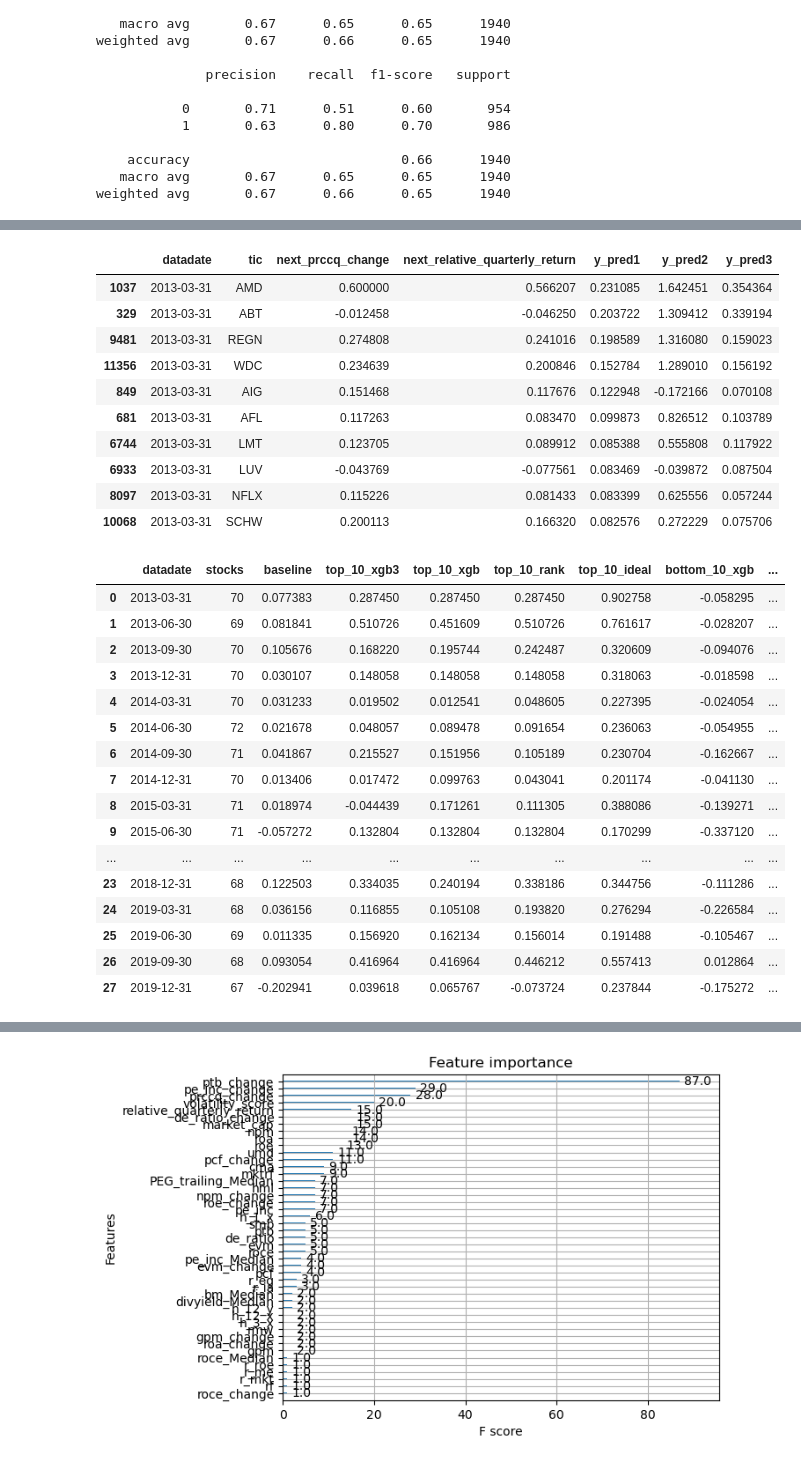
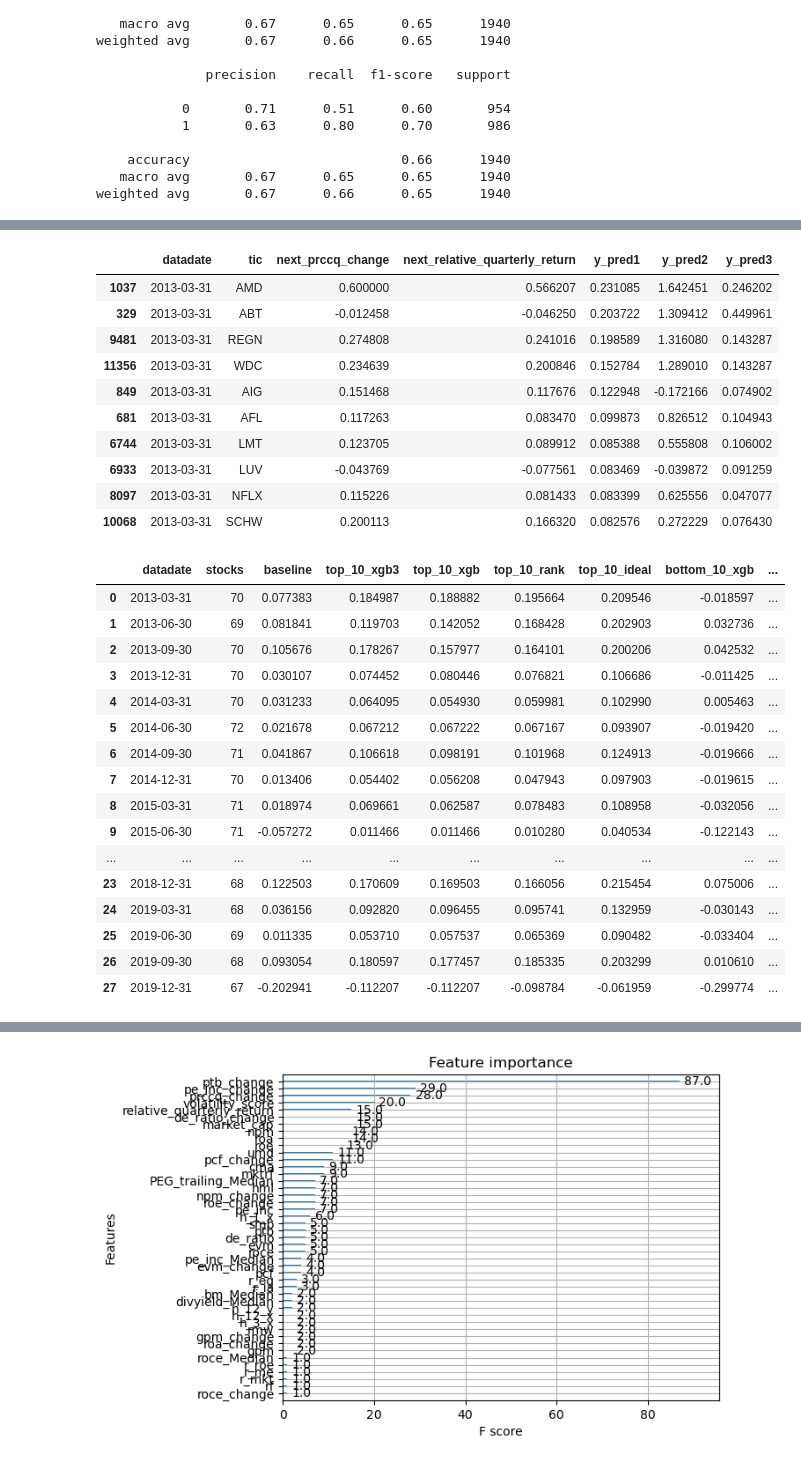
Before and after one commit to edocampione/4YP, a Jupyter notebook: models/res xgb.ipynb, the cells around one changed output, grey strips where cells are left out. Drawn from its saved outputs; the diff is of its cells as text; code cells hidden in the pictures.

```diff
--- a/models/res xgb.ipynb
+++ b/models/res xgb.ipynb
@@ -328,7 +328,7 @@ parameters = {
     'n_estimators': [300],
     'learning_rate': [0.1],
     'max_depth': [8],
-    'gamma': [0.5],
+    'gamma': [1],
     'random_state': [42]
 }
 
@@ -454,16 +456,16 @@ results1 = results.sort_values(by=['datadate', 'y_pred1'], ascending=[True, Fals
 results1.head(10)
 # %% [output]
 |  | datadate | tic | next_prccq_change | next_relative_quarterly_return | y_pred1 | y_pred2 | y_pred3 |
-| 1037 | 2013-03-31 | AMD | 0.600000 | 0.566207 | 0.231085 | 1.642451 | 0.354364 |
-| 329 | 2013-03-31 | ABT | -0.012458 | -0.046250 | 0.203722 | 1.309412 | 0.339194 |
-| 9481 | 2013-03-31 | REGN | 0.274808 | 0.241016 | 0.198589 | 1.316080 | 0.159023 |
-| 11356 | 2013-03-31 | WDC | 0.234639 | 0.200846 | 0.152784 | 1.289010 | 0.156192 |
-| 849 | 2013-03-31 | AIG | 0.151468 | 0.117676 | 0.122948 | -0.172166 | 0.070108 |
-| 681 | 2013-03-31 | AFL | 0.117263 | 0.083470 | 0.099873 | 0.826512 | 0.103789 |
-| 6744 | 2013-03-31 | LMT | 0.123705 | 0.089912 | 0.085388 | 0.555808 | 0.117922 |
-| 6933 | 2013-03-31 | LUV | -0.043769 | -0.077561 | 0.083469 | -0.039872 | 0.087504 |
-| 8097 | 2013-03-31 | NFLX | 0.115226 | 0.081433 | 0.083399 | 0.625556 | 0.057244 |
-| 10068 | 2013-03-31 | SCHW | 0.200113 | 0.166320 | 0.082576 | 0.272229 | 0.075706 |
+| 1037 | 2013-03-31 | AMD | 0.600000 | 0.566207 | 0.231085 | 1.642451 | 0.246202 |
+| 329 | 2013-03-31 | ABT | -0.012458 | -0.046250 | 0.203722 | 1.309412 | 0.449961 |
+| 9481 | 2013-03-31 | REGN | 0.274808 | 0.241016 | 0.198589 | 1.316080 | 0.143287 |
+| 11356 | 2013-03-31 | WDC | 0.234639 | 0.200846 | 0.152784 | 1.289010 | 0.143287 |
+| 849 | 2013-03-31 | AIG | 0.151468 | 0.117676 | 0.122948 | -0.172166 | 0.074902 |
+| 681 | 2013-03-31 | AFL | 0.117263 | 0.083470 | 0.099873 | 0.826512 | 0.104943 |
+| 6744 | 2013-03-31 | LMT | 0.123705 | 0.089912 | 0.085388 | 0.555808 | 0.106002 |
+| 6933 | 2013-03-31 | LUV | -0.043769 | -0.077561 | 0.083469 | -0.039872 | 0.091259 |
+| 8097 | 2013-03-31 | NFLX | 0.115226 | 0.081433 | 0.083399 | 0.625556 | 0.047077 |
+| 10068 | 2013-03-31 | SCHW | 0.200113 | 0.166320 | 0.082576 | 0.272229 | 0.076430 |
 # %%
 def softmax_weighted_return(df, sort_col, target_col, n=5, largest=True):
     if largest:
@@ -475,7 +477,7 @@ def softmax_weighted_return(df, sort_col, target_col, n=5, largest=True):
     weights = e_scores / e_scores.sum()
     return (selected[target_col] * weights).sum()
 
-def exponential_weighted_return(df, sort_col, target_col, n=3, largest=True, alpha=0):
+def exponential_weighted_return(df, sort_col, target_col, n=30, largest=True, alpha=0):
     if largest:
         selected = df.nlargest(n, sort_col)
     else:
@@ -551,49 +553,49 @@ df_avg['bottom_10_xgb3'] = results.groupby('datadate').apply(
         sort_col='y_pred3',
         target_col='next_prccq_change',
         largest=False
     )
 ).reset_index(level=0, drop=True)
 
 # For the predicted bottom 10, weight by predicted returns
 df_avg['bottom_10_rank'] = results.groupby('datadate').apply(
     lambda group: exponential_weighted_return(
         group,
         sort_col='y_pred2',
         target_col='next_prccq_change',
         largest=False
     )
 ).reset_index(level=0, drop=True)
 
 # For the ideal bottom 10, weight by the actual returns
 df_avg['bottom_10_ideal'] = results.groupby('datadate').apply(
     lambda group: exponential_weighted_return(
         group,
         sort_col='next_prccq_change',
         target_col='next_prccq_change',
         largest=False
     )
 ).reset_index(level=0, drop=True)
 
 # Display the first 100 rows of the new dataframe
 df_avg.head(100)
 # %% [output]
 |  | datadate | stocks | baseline | top_10_xgb3 | top_10_xgb | top_10_rank | top_10_ideal | bottom_10_xgb | ... |
-| 0 | 2013-03-31 | 70 | 0.077383 | 0.287450 | 0.287450 | 0.287450 | 0.902758 | -0.058295 | ... |
-| 1 | 2013-06-30 | 69 | 0.081841 | 0.510726 | 0.451609 | 0.510726 | 0.761617 | -0.028207 | ... |
-| 2 | 2013-09-30 | 70 | 0.105676 | 0.168220 | 0.195744 | 0.242487 | 0.320609 | -0.094076 | ... |
-| 3 | 2013-12-31 | 70 | 0.030107 | 0.148058 | 0.148058 | 0.148058 | 0.318063 | -0.018598 | ... |
-| 4 | 2014-03-31 | 70 | 0.031233 | 0.019502 | 0.012541 | 0.048605 | 0.227395 | -0.024054 | ... |
-| 5 | 2014-06-30 | 72 | 0.021678 | 0.048057 | 0.089478 | 0.091654 | 0.236063 | -0.054955 | ... |
-| 6 | 2014-09-30 | 71 | 0.041867 | 0.215527 | 0.151956 | 0.105189 | 0.230704 | -0.162667 | ... |
-| 7 | 2014-12-31 | 70 | 0.013406 | 0.017472 | 0.099763 | 0.043041 | 0.201174 | -0.041130 | ... |
-| 8 | 2015-03-31 | 71 | 0.018974 | -0.044439 | 0.171261 | 0.111305 | 0.388086 | -0.139271 | ... |
-| 9 | 2015-06-30 | 71 | -0.057272 | 0.132804 | 0.132804 | 0.132804 | 0.170299 | -0.337120 | ... |
+| 0 | 2013-03-31 | 70 | 0.077383 | 0.184987 | 0.188882 | 0.195664 | 0.209546 | -0.018597 | ... |
+| 1 | 2013-06-30 | 69 | 0.081841 | 0.119703 | 0.142052 | 0.168428 | 0.202903 | 0.032736 | ... |
+| 2 | 2013-09-30 | 70 | 0.105676 | 0.178267 | 0.157977 | 0.164101 | 0.200206 | 0.042532 | ... |
+| 3 | 2013-12-31 | 70 | 0.030107 | 0.074452 | 0.080446 | 0.076821 | 0.106686 | -0.011425 | ... |
+| 4 | 2014-03-31 | 70 | 0.031233 | 0.064095 | 0.054930 | 0.059981 | 0.102990 | 0.005463 | ... |
+| 5 | 2014-06-30 | 72 | 0.021678 | 0.067212 | 0.067222 | 0.067167 | 0.093907 | -0.019420 | ... |
+| 6 | 2014-09-30 | 71 | 0.041867 | 0.106618 | 0.098191 | 0.101968 | 0.124913 | -0.019666 | ... |
+| 7 | 2014-12-31 | 70 | 0.013406 | 0.054402 | 0.056208 | 0.047943 | 0.097903 | -0.019615 | ... |
+| 8 | 2015-03-31 | 71 | 0.018974 | 0.069661 | 0.062587 | 0.078483 | 0.108958 | -0.032056 | ... |
+| 9 | 2015-06-30 | 71 | -0.057272 | 0.011466 | 0.011466 | 0.010280 | 0.040534 | -0.122143 | ... |
 | ... | ... | ... | ... | ... | ... | ... | ... | ... | ... |
-| 23 | 2018-12-31 | 68 | 0.122503 | 0.334035 | 0.240194 | 0.338186 | 0.344756 | -0.111286 | ... |
-| 24 | 2019-03-31 | 68 | 0.036156 | 0.116855 | 0.105108 | 0.193820 | 0.276294 | -0.226584 | ... |
-| 25 | 2019-06-30 | 69 | 0.011335 | 0.156920 | 0.162134 | 0.156014 | 0.191488 | -0.105467 | ... |
-| 26 | 2019-09-30 | 68 | 0.093054 | 0.416964 | 0.416964 | 0.446212 | 0.557413 | 0.012864 | ... |
-| 27 | 2019-12-31 | 67 | -0.202941 | 0.039618 | 0.065767 | -0.073724 | 0.237844 | -0.175272 | ... |
+| 23 | 2018-12-31 | 68 | 0.122503 | 0.170609 | 0.169503 | 0.166056 | 0.215454 | 0.075006 | ... |
+| 24 | 2019-03-31 | 68 | 0.036156 | 0.092820 | 0.096455 | 0.095741 | 0.132959 | -0.030143 | ... |
+| 25 | 2019-06-30 | 69 | 0.011335 | 0.053710 | 0.057537 | 0.065369 | 0.090482 | -0.033404 | ... |
+| 26 | 2019-09-30 | 68 | 0.093054 | 0.180597 | 0.177457 | 0.185335 | 0.203299 | 0.010610 | ... |
+| 27 | 2019-12-31 | 67 | -0.202941 | -0.112207 | -0.112207 | -0.098784 | -0.061959 | -0.299774 | ... |
 # %%
 risk_free_rate = 0.02  # 2% annual risk-free rate, approximated quarterly
 
```
Also changed, not shown: parts of 7 cells of this notebook.
